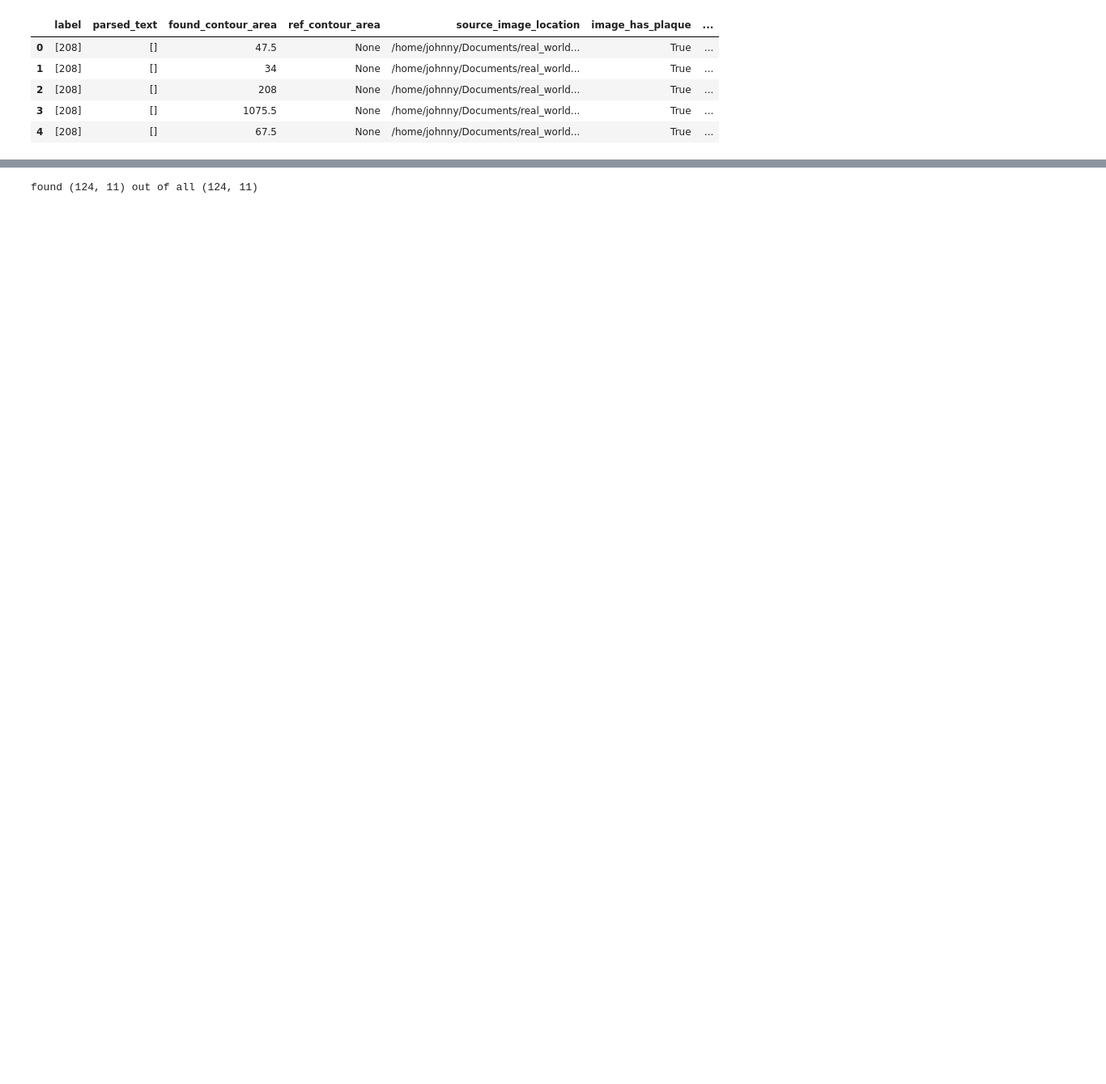
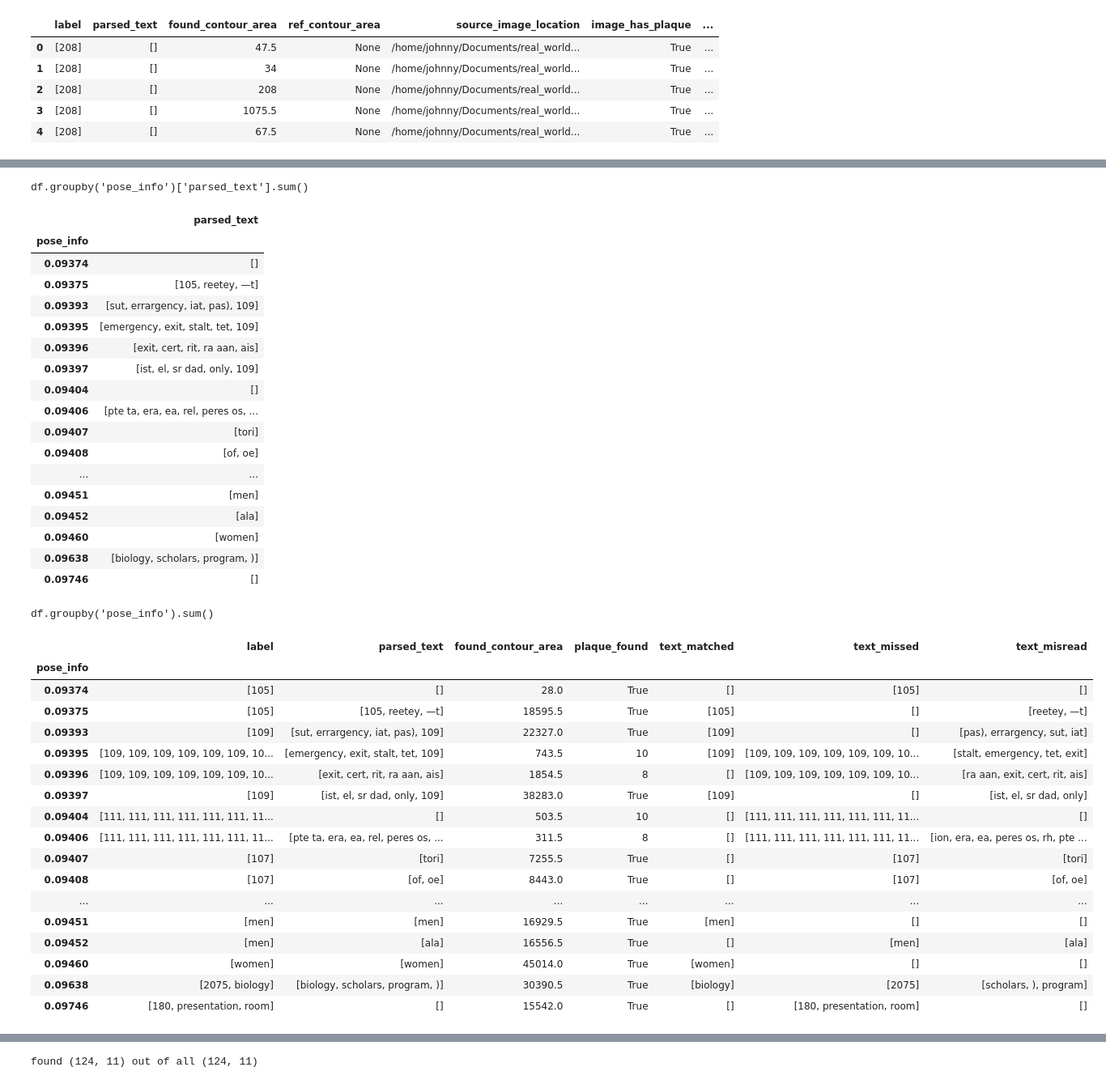
Before and after one commit to Jacktavitt/navigate_building, a Jupyter notebook: pandas data exploration.ipynb, the cells around one changed output, grey strips where cells are left out. Shown at 81% size. Saved outputs shown, nothing was run; the diff lists cells and outputs as text; code cells hidden in the pictures; blank space fills up the shorter version.

Commit message:
figuring out groupby and comparing rows

```diff
--- a/pandas data exploration.ipynb
+++ b/pandas data exploration.ipynb
@@ -6,3 +1,25 @@ import os
+# %%
+import pandas
+import numpy
+import matplotlib.pyplot as plt
+import os
+
+class display(object):
+    """Display HTML representation of multiple objects"""
+    template = """<div style="float: left; padding: 10px;">
+    <p style='font-family:"Courier New", Courier, monospace'>{0}</p>{1}
+    </div>"""
+    def __init__(self, *args):
+        self.args = args
+
+    def _repr_html_(self):
+        return '\n'.join(self.template.format(a, eval(a)._repr_html_()) if isinstance(a, pandas.DataFrame)
+                         else self.template.format(a,  pandas.DataFrame(eval(a))._repr_html_())
+                         for a in self.args)
+
+    def __repr__(self):
+        return '\n\n'.join(a + '\n' + repr(eval(a))
+                           for a in self.args)
 # %%
 df = pandas.read_pickle('/home/johnny/Documents/performance_metrics_3-6/hog_result_df.pkl')
 # %%
@@ -46,0 +57,42 @@ MultiIndex([(0.09439, '208'),
+# %%
+# summing gives me a list of the found words per pose (image) for those which have multiple discoveried int he images
+display("df.groupby('pose_info')['parsed_text'].sum()", "df.groupby('pose_info').sum()")
+# %% [output]
+df.groupby('pose_info')['parsed_text'].sum()
+|  | parsed_text |
+| pose_info |  |
+| 0.09374 | [] |
+| 0.09375 | [105, reetey, —t] |
+| 0.09393 | [sut, errargency, iat, pas), 109] |
+| 0.09395 | [emergency, exit, stalt, tet, 109] |
+| 0.09396 | [exit, cert, rit, ra aan, ais] |
+| 0.09397 | [ist, el, sr dad, only, 109] |
+| 0.09404 | [] |
+| 0.09406 | [pte ta, era, ea, rel, peres os, ... |
+| 0.09407 | [tori] |
+| 0.09408 | [of, oe] |
+| ... | ... |
+| 0.09451 | [men] |
+| 0.09452 | [ala] |
+| 0.09460 | [women] |
+| 0.09638 | [biology, scholars, program, )] |
+| 0.09746 | [] |
+df.groupby('pose_info').sum()
+|  | label | parsed_text | found_contour_area | plaque_found | text_matched | text_missed | text_misread |
+| pose_info |  |  |  |  |  |  |  |
+| 0.09374 | [105] | [] | 28.0 | True | [] | [105] | [] |
+| 0.09375 | [105] | [105, reetey, —t] | 18595.5 | True | [105] | [] | [reetey, —t] |
+| 0.09393 | [109] | [sut, errargency, iat, pas), 109] | 22327.0 | True | [109] | [] | [pas), errargency, sut, iat] |
+| 0.09395 | [109, 109, 109, 109, 109, 109, 10... | [emergency, exit, stalt, tet, 109] | 743.5 | 10 | [109] | [109, 109, 109, 109, 109, 109, 10... | [stalt, emergency, tet, exit] |
+| 0.09396 | [109, 109, 109, 109, 109, 109, 10... | [exit, cert, rit, ra aan, ais] | 1854.5 | 8 | [] | [109, 109, 109, 109, 109, 109, 10... | [ra aan, exit, cert, rit, ais] |
+| 0.09397 | [109] | [ist, el, sr dad, only, 109] | 38283.0 | True | [109] | [] | [ist, el, sr dad, only] |
+| 0.09404 | [111, 111, 111, 111, 111, 111, 11... | [] | 503.5 | 10 | [] | [111, 111, 111, 111, 111, 111, 11... | [] |
+| 0.09406 | [111, 111, 111, 111, 111, 111, 11... | [pte ta, era, ea, rel, peres os, ... | 311.5 | 8 | [] | [111, 111, 111, 111, 111, 111, 11... | [ion, era, ea, peres os, rh, pte ... |
+| 0.09407 | [107] | [tori] | 7255.5 | True | [] | [107] | [tori] |
+| 0.09408 | [107] | [of, oe] | 8443.0 | True | [] | [107] | [of, oe] |
+| ... | ... | ... | ... | ... | ... | ... | ... |
+| 0.09451 | [men] | [men] | 16929.5 | True | [men] | [] | [] |
+| 0.09452 | [men] | [ala] | 16556.5 | True | [] | [men] | [ala] |
+| 0.09460 | [women] | [women] | 45014.0 | True | [women] | [] | [] |
+| 0.09638 | [2075, biology] | [biology, scholars, program, )] | 30390.5 | True | [biology] | [2075] | [scholars, ), program] |
+| 0.09746 | [180, presentation, room] | [] | 15542.0 | True | [] | [180, presentation, room] | [] |
```
Also changed, not shown: parts of 10 cells of this notebook, 1 other file.
